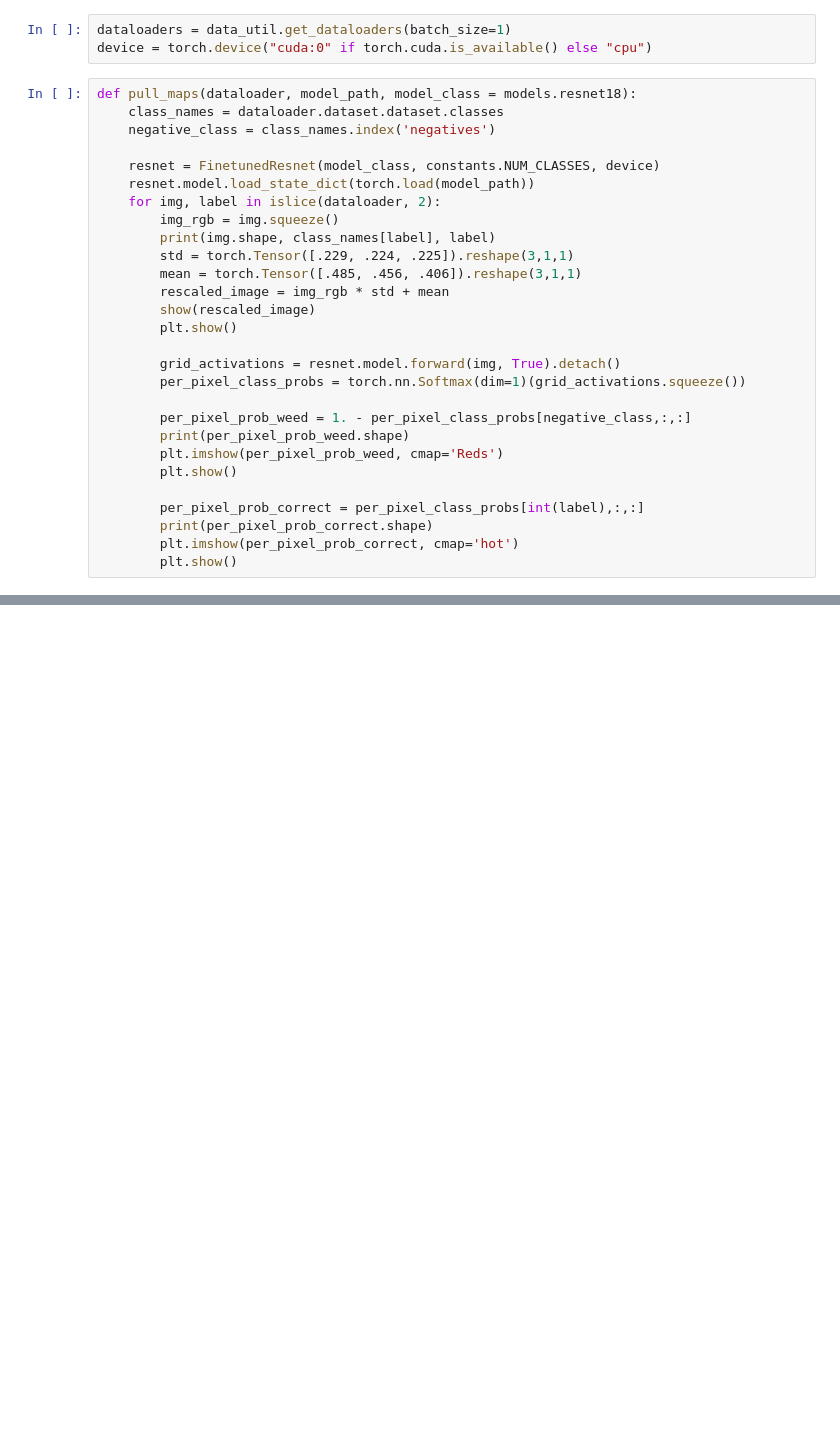
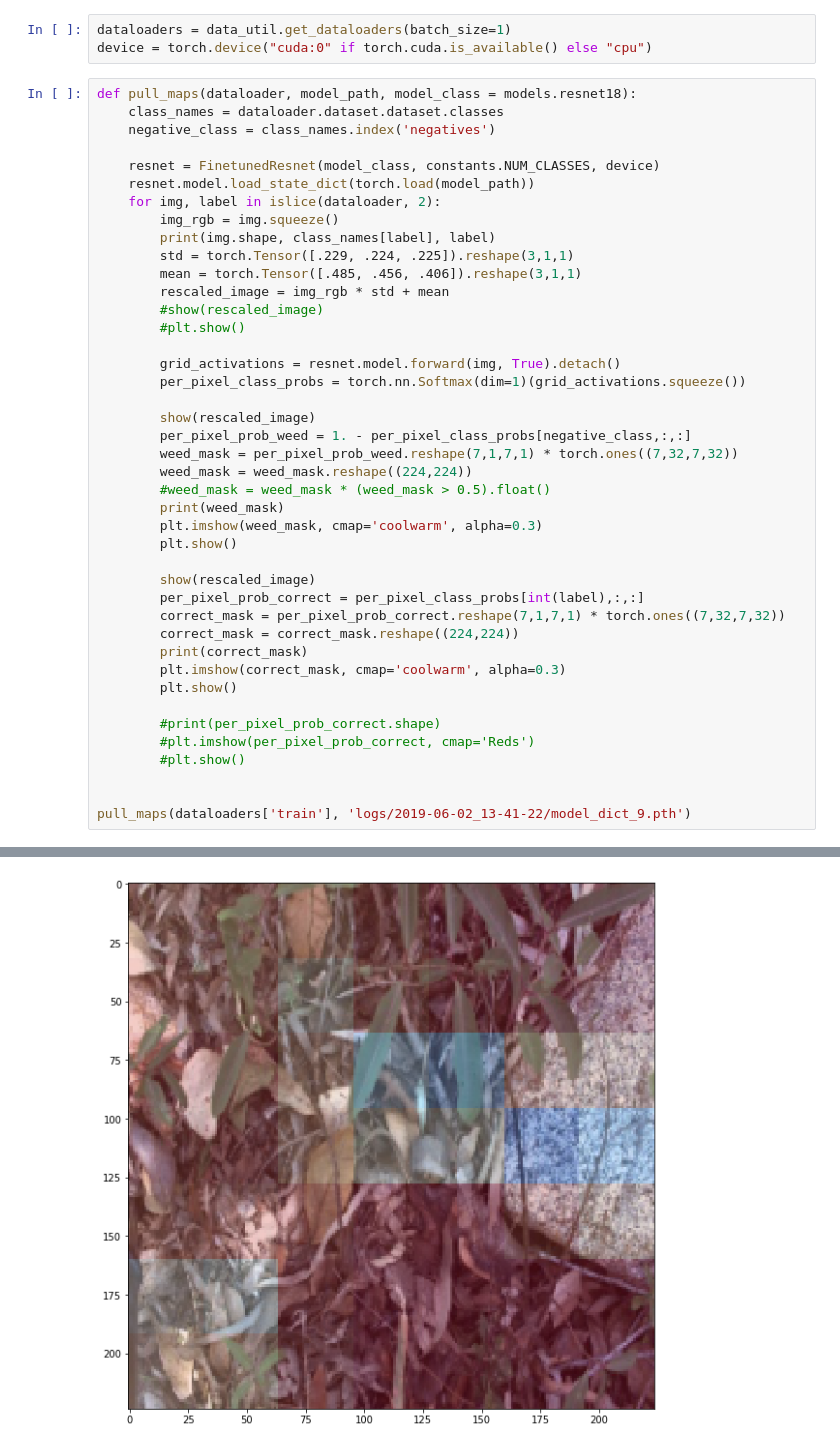
Before and after one commit to kolchinski/weeds_id, a Jupyter notebook: Saliency maps.ipynb, the cells around one changed output, grey strips where cells are left out. Saved outputs shown, nothing was run; the diff lists cells and outputs as text; blank space fills up the shorter version.

Commit message:
Finished first draft of saliency maps - now to test on models that are actually fully trained; are they learning anything?

```diff
--- a/Saliency maps.ipynb
+++ b/Saliency maps.ipynb
@@ -34,18 +34,33 @@ def pull_maps(dataloader, model_path, model_class = models.resnet18):
         std = torch.Tensor([.229, .224, .225]).reshape(3,1,1)
         mean = torch.Tensor([.485, .456, .406]).reshape(3,1,1)
         rescaled_image = img_rgb * std + mean
-        show(rescaled_image)
-        plt.show()
+        #show(rescaled_image)
+        #plt.show()
 
         grid_activations = resnet.model.forward(img, True).detach()
         per_pixel_class_probs = torch.nn.Softmax(dim=1)(grid_activations.squeeze())
 
+        show(rescaled_image)
         per_pixel_prob_weed = 1. - per_pixel_class_probs[negative_class,:,:]
-        print(per_pixel_prob_weed.shape)
-        plt.imshow(per_pixel_prob_weed, cmap='Reds')
+        weed_mask = per_pixel_prob_weed.reshape(7,1,7,1) * torch.ones((7,32,7,32))
+        weed_mask = weed_mask.reshape((224,224))
+        #weed_mask = weed_mask * (weed_mask > 0.5).float()
+        print(weed_mask)
+        plt.imshow(weed_mask, cmap='coolwarm', alpha=0.3)
         plt.show()
 
+        show(rescaled_image)
         per_pixel_prob_correct = per_pixel_class_probs[int(label),:,:]
-        print(per_pixel_prob_correct.shape)
-        plt.imshow(per_pixel_prob_correct, cmap='hot')
+        correct_mask = per_pixel_prob_correct.reshape(7,1,7,1) * torch.ones((7,32,7,32))
+        correct_mask = correct_mask.reshape((224,224))
+        print(correct_mask)
+        plt.imshow(correct_mask, cmap='coolwarm', alpha=0.3)
         plt.show()
+
+        #print(per_pixel_prob_correct.shape)
+        #plt.imshow(per_pixel_prob_correct, cmap='Reds')
+        #plt.show()
+
+
+pull_maps(dataloaders['train'], 'logs/2019-06-02_13-41-22/model_dict_9.pth')
+# %% [output]
@@ -51,0 +75 @@ def pull_maps(dataloader, model_path, model_class = models.resnet18):
+[figure, added]
```
Also changed, not shown: parts of 2 cells of this notebook.
